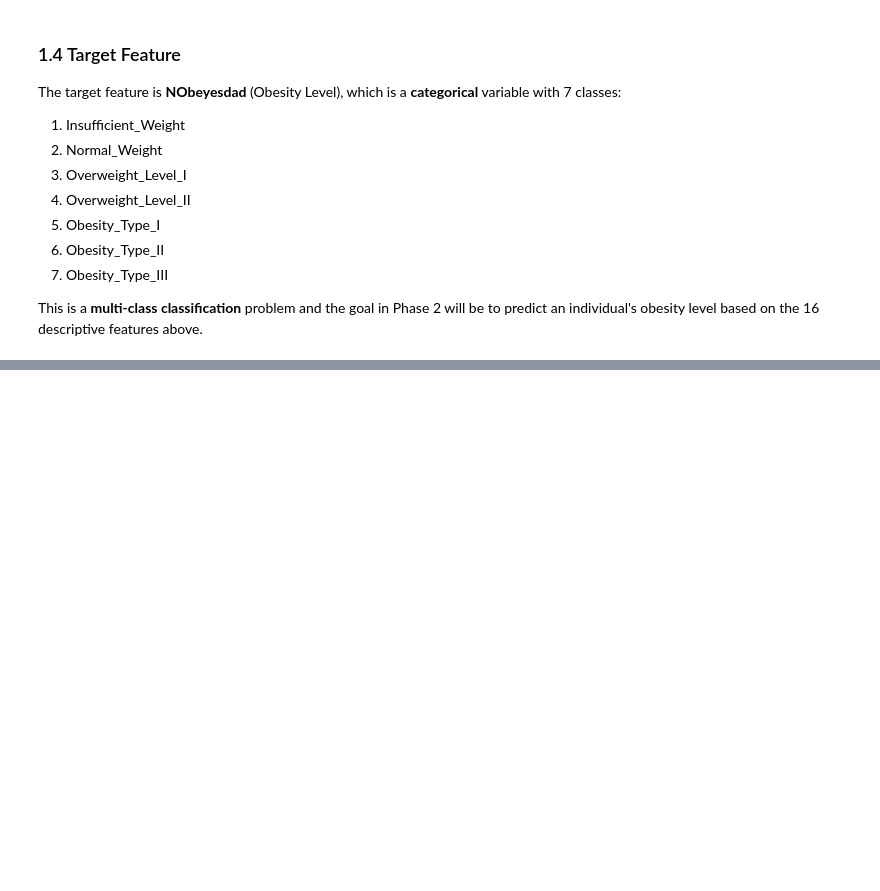
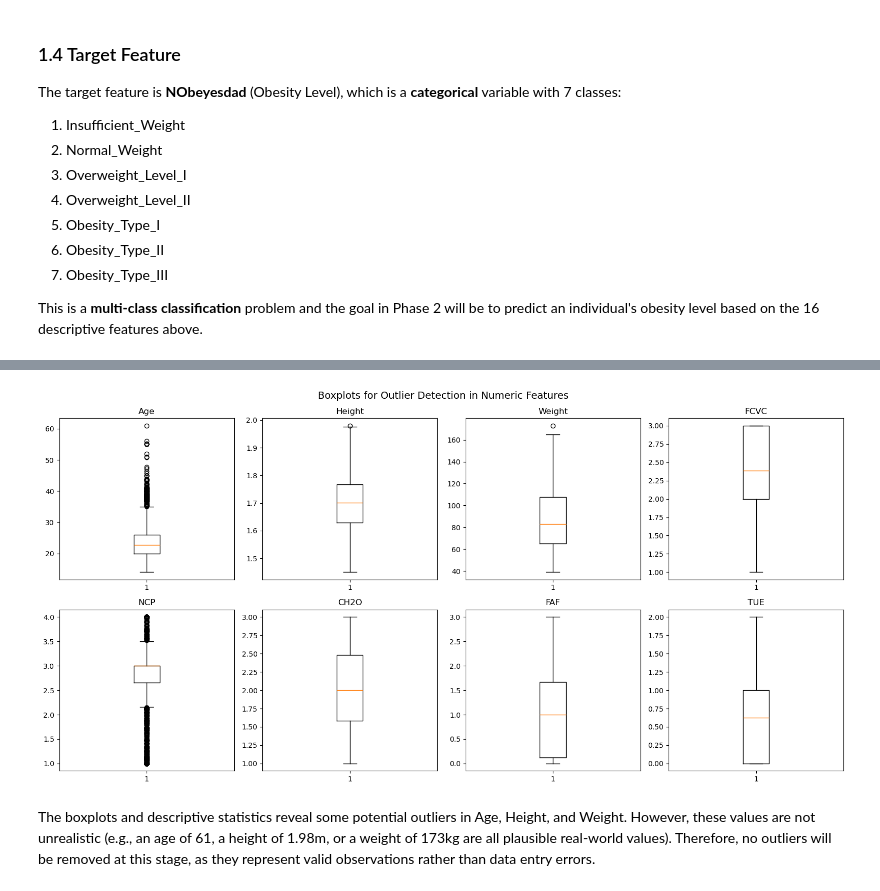
Before and after one commit to hy961/MATH2319-ML-Project, a Jupyter notebook: Phase1_Group08.ipynb, the cells around one changed output, grey strips where cells are left out. Drawn from its saved outputs; the diff is of its cells as text; code cells hidden in the pictures; blank space fills up the shorter version.

Commit message:
latest version tasks 1 - 3
please check it and fix it if something missed, and continue the other next tasks, thank you

```diff
--- a/Phase1_Group08.ipynb
+++ b/Phase1_Group08.ipynb
@@ -117,0 +231,8 @@ Name: count, dtype: int64
+# %%
+# Check numeric columns for invalid values (e.g., negative age, height, weight)
+numeric_cols = ['Age', 'Height', 'Weight', 'FCVC', 'NCP', 'CH2O', 'FAF', 'TUE']
+
+for col in numeric_cols:
+    min_val = df[col].min()
+    max_val = df[col].max()
+    print(f"{col}: min = {min_val:.2f}, max = {max_val:.2f}")
@@ -117,0 +264,17 @@ Name: count, dtype: int64
+# %%
+import matplotlib.pyplot as plt
+
+fig, axes = plt.subplots(2, 4, figsize=(16, 8))
+axes = axes.flatten()
+
+for i, col in enumerate(numeric_cols):
+    axes[i].boxplot(df[col])
+    axes[i].set_title(col)
+
+plt.suptitle('Boxplots for Outlier Detection in Numeric Features', fontsize=14)
+plt.tight_layout()
+plt.show()
+# %% [output]
+[figure, added]
+# %% [markdown]
+The boxplots and descriptive statistics reveal some potential outliers in Age, Height, and Weight. However, these values are not unrealistic (e.g., an age of 61, a height of 1.98m, or a weight of 173kg are all plausible real-world values). Therefore, no outliers will be removed at this stage, as they represent valid observations rather than data entry errors.
```
Also changed, not shown: parts of 20 cells of this notebook.
